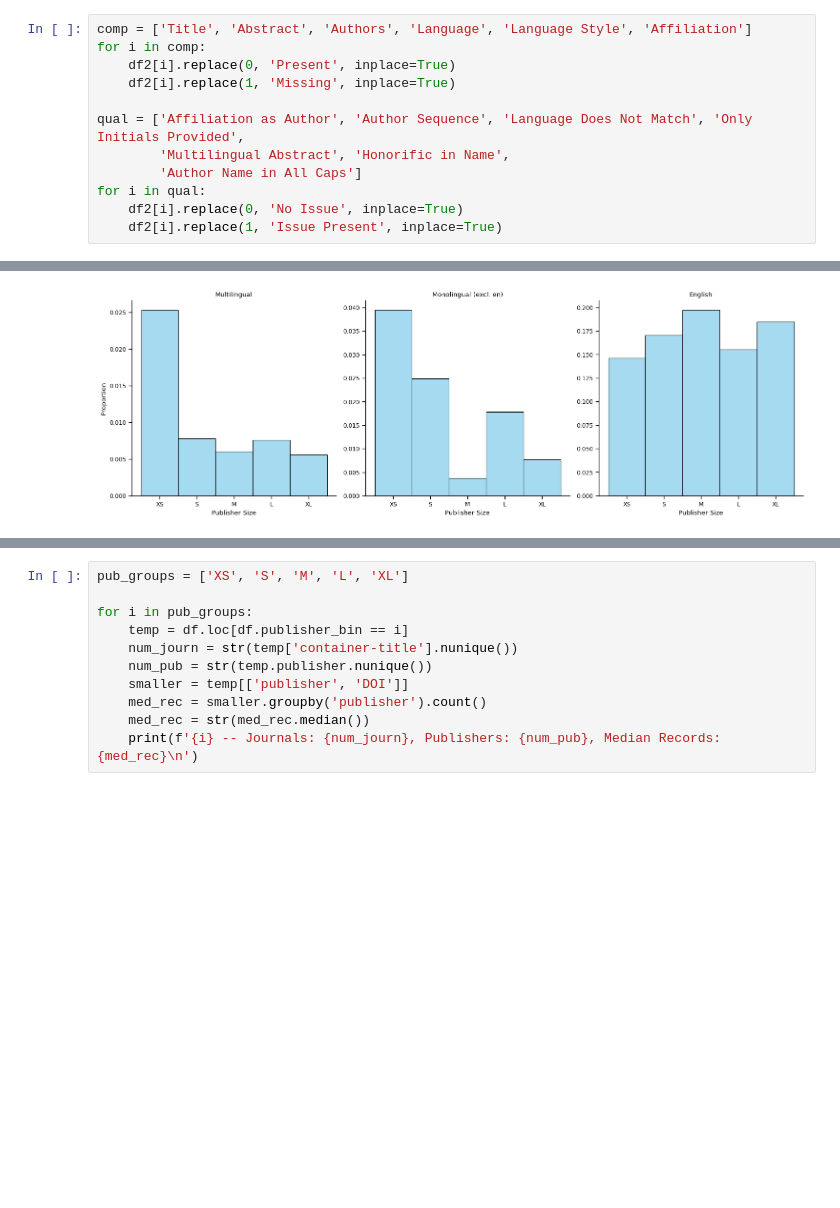
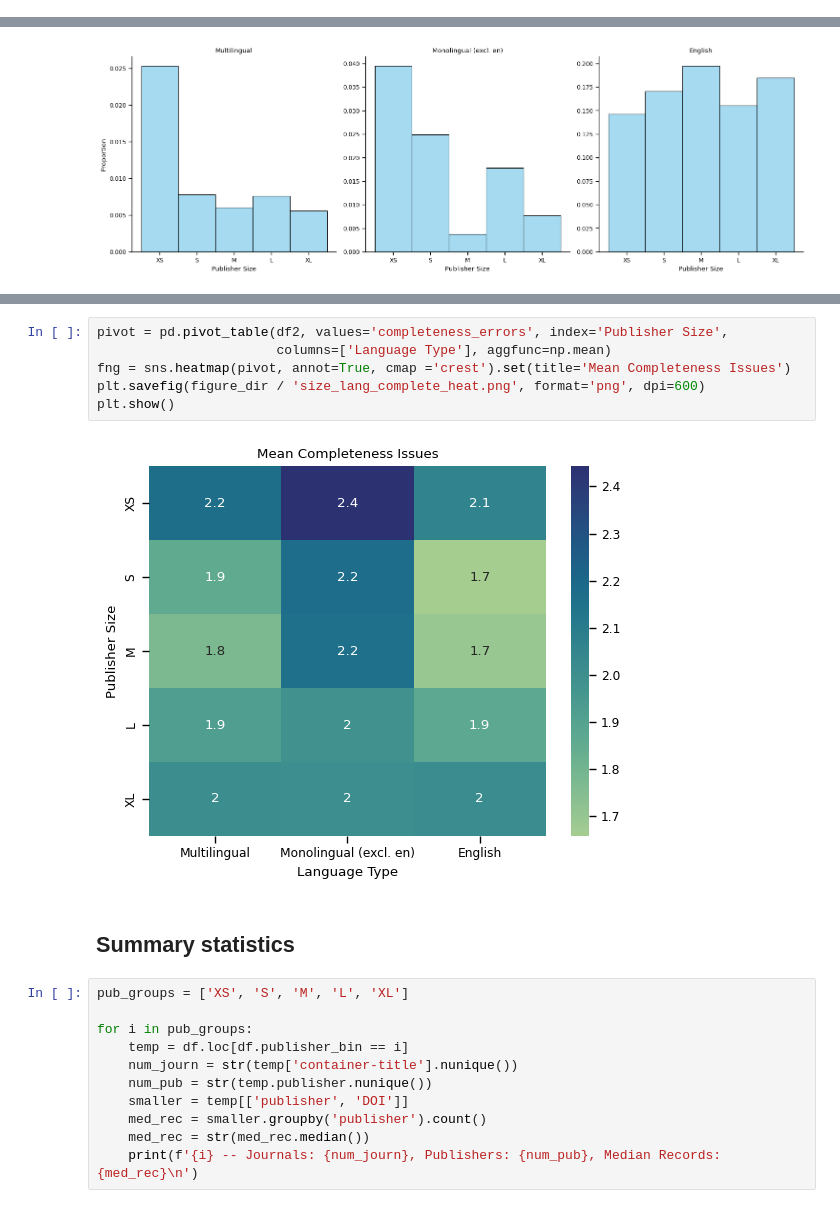
Before and after one commit to ShillyJWakes/crossref-metadata-heurestics, a Jupyter notebook: notebooks/visualizations_descriptives.ipynb, the cells around one changed output, grey strips where cells are left out. Cells and saved outputs as stored; diff of their text form; blank space fills up the shorter version.

```diff
--- a/notebooks/visualizations_descriptives.ipynb
+++ b/notebooks/visualizations_descriptives.ipynb
@@ -94,15 +115,3 @@ plt.savefig(figure_dir / 'quality_lang_type.png', format='png', dpi=600, bbox_in
 plt.show()
 # %% [output]
 [figure]
-# %%
-comp = ['Title', 'Abstract', 'Authors', 'Language', 'Language Style', 'Affiliation']
-for i in comp:
-    df2[i].replace(0, 'Present', inplace=True)
-    df2[i].replace(1, 'Missing', inplace=True)
-
-qual = ['Affiliation as Author', 'Author Sequence', 'Language Does Not Match', 'Only Initials Provided',
-        'Multilingual Abstract', 'Honorific in Name',
-        'Author Name in All Caps']
-for i in qual:
-    df2[i].replace(0, 'No Issue', inplace=True)
-    df2[i].replace(1, 'Issue Present', inplace=True)
@@ -118,3 +141,13 @@ plt.show()
+# %%
+pivot = pd.pivot_table(df2, values='completeness_errors', index='Publisher Size',
+                       columns=['Language Type'], aggfunc=np.mean)
+fng = sns.heatmap(pivot, annot=True, cmap ='crest').set(title='Mean Completeness Issues')
+plt.savefig(figure_dir / 'size_lang_complete_heat.png', format='png', dpi=600)
+plt.show()
+# %% [output]
+[figure, added]
+# %% [markdown]
+## Summary statistics
 # %%
 pub_groups = ['XS', 'S', 'M', 'L', 'XL']
 
```
Also changed, not shown: parts of 15 cells of this notebook, 2 other files.
